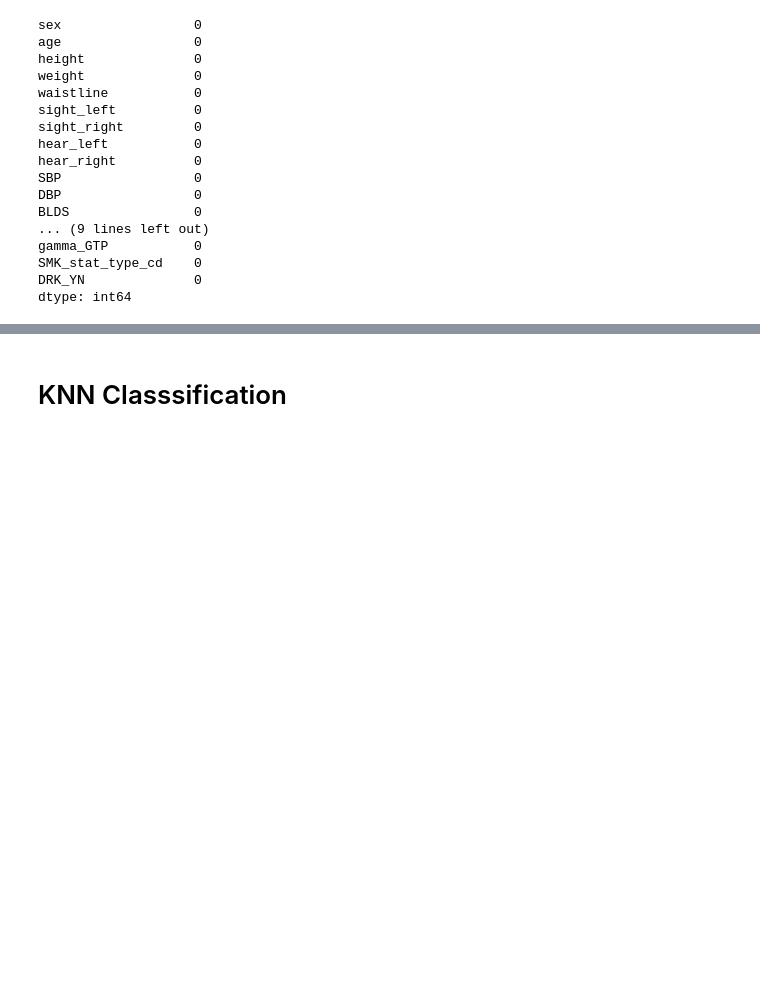
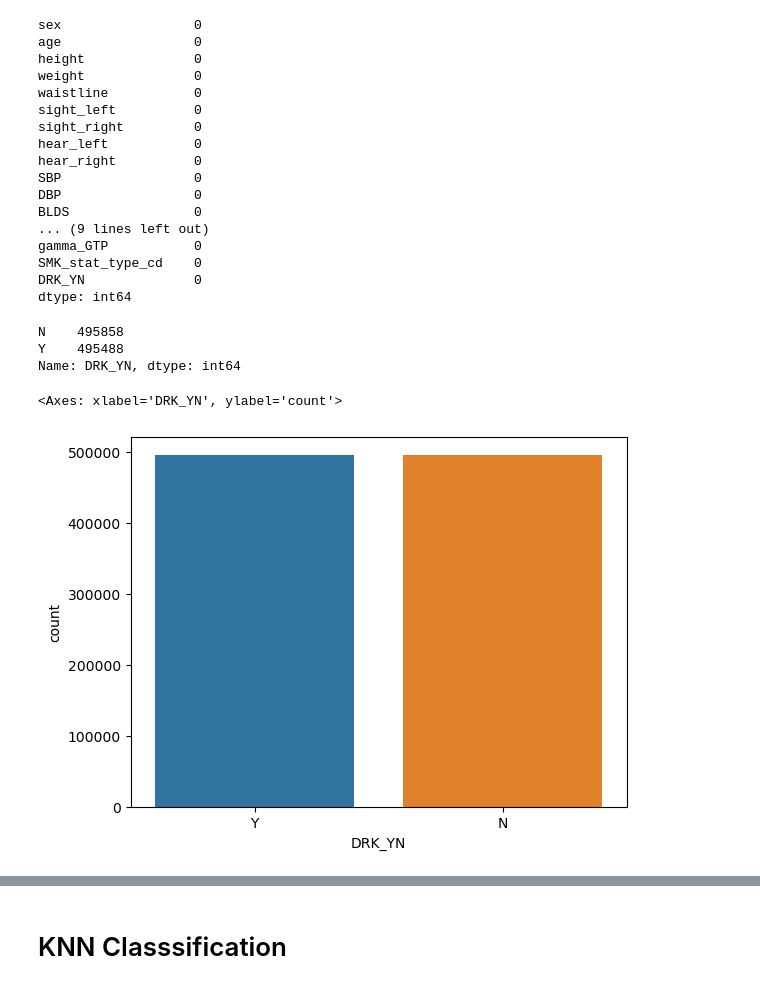
Before and after one commit to rifat3165/DataScience-and-MachineLearning, a Jupyter notebook: Assignment/Smoker_Drinker check assignment.ipynb, the cells around one changed output, grey strips where cells are left out. Drawn from its saved outputs; the diff is of its cells as text; code cells hidden in the pictures; blank space fills up the shorter version.

```diff
--- a/Assignment/Smoker_Drinker check assignment.ipynb
+++ b/Assignment/Smoker_Drinker check assignment.ipynb
@@ -50,3 +50,14 @@ gamma_GTP           0
 SMK_stat_type_cd    0
 DRK_YN              0
 dtype: int64
+# %%
+df1.DRK_YN.value_counts()
+# %% [output]
+N    495858
+Y    495488
+Name: DRK_YN, dtype: int64
+# %%
+sns.countplot(x='DRK_YN', data=df1)
+# %% [output]
+<Axes: xlabel='DRK_YN', ylabel='count'>
+[figure, added]
```
Also changed, not shown: parts of 70 cells of this notebook.
